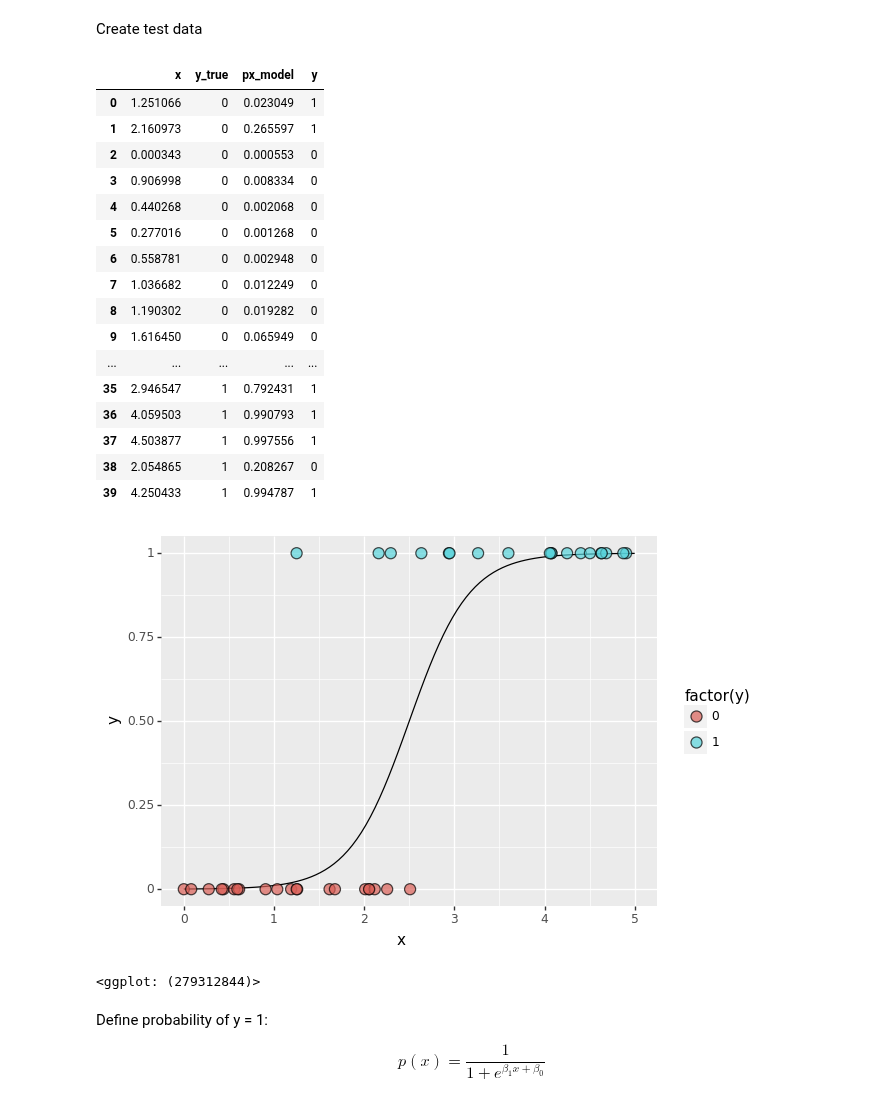
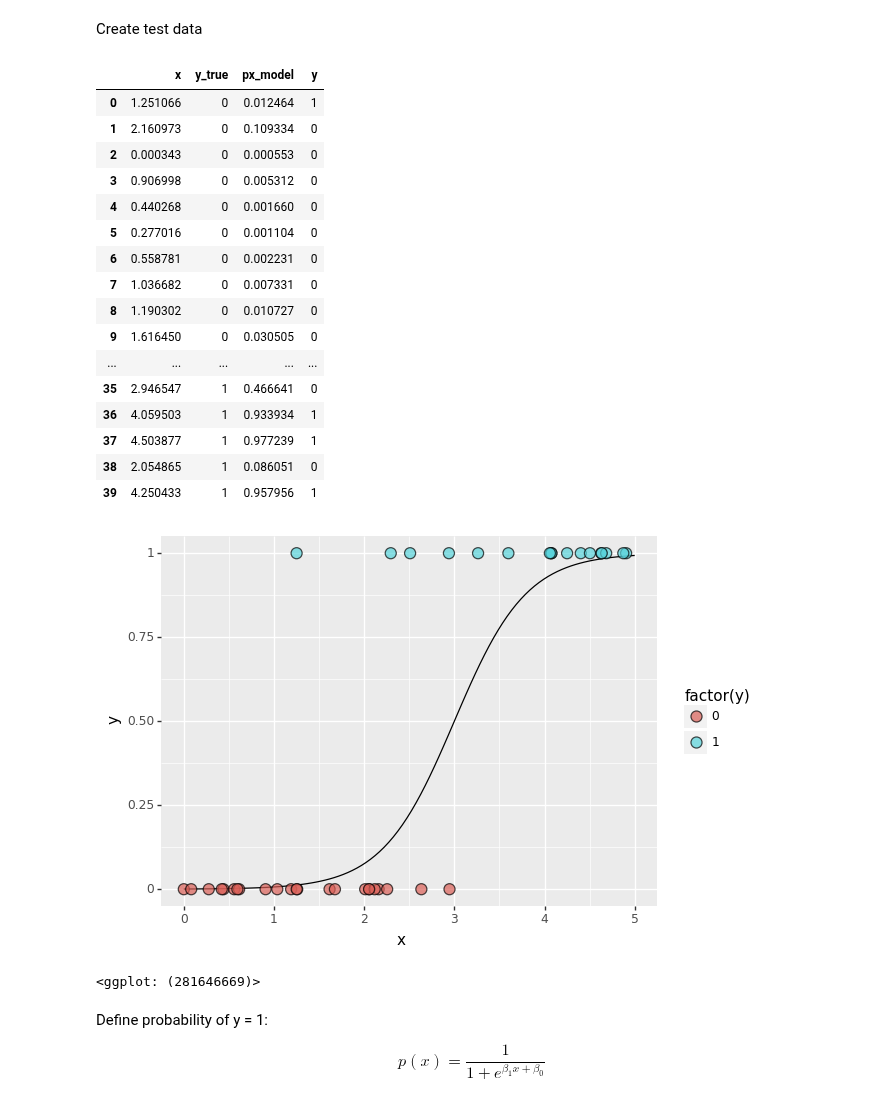
Before and after one commit to igor-sb/blog, a Jupyter notebook: logistic_regression.ipynb, the cells around one changed output. Saved outputs shown, nothing was run; the diff lists cells and outputs as text; code cells hidden in the pictures.

```diff
--- a/logistic_regression.ipynb
+++ b/logistic_regression.ipynb
@@ -8,12 +26,17 @@ from scipy.stats import uniform, bernoulli
 # %% [markdown]
 Create test data
 # %%
-np.random.seed(1)
+def calculate_px(x0, k):
+	x = np.linspace(0, 5, 100)
+	px_df = pd.DataFrame({
+		'x': x,
+		'y': logistic(x, x0, k)
+	})
+	return px_df
 
-def logistic(x, k, x0):
-    return 1 / (1 + np.exp(-k*(x - x0)))
 
-def create_test_data(n0s, n1s, beta0, beta1):
+
+def create_test_data(n0s, n1s, k, x0):
 	df = pd.DataFrame({
 		'x': np.concatenate((
 			uniform.rvs(loc=0, scale=3, size=n0s),
@@ -25,7 +48,7 @@ def create_test_data(n0s, n1s, beta0, beta1):
 			[1] * n1s,
 		))
 	})
-	df['px_model'] = logistic(df['x'], beta1, beta0)
+	df['px_model'] = logistic(df['x'], k, x0)
 	df['y'] = bernoulli.rvs(df['px_model'])
 	return df
 
@@ -33,29 +56,29 @@ df = create_test_data(20, 20, 2.5, 3)
 df
 # %% [output]
 |  | x | y_true | px_model | y |
-| 0 | 1.251066 | 0 | 0.023049 | 1 |
-| 1 | 2.160973 | 0 | 0.265597 | 1 |
+| 0 | 1.251066 | 0 | 0.012464 | 1 |
+| 1 | 2.160973 | 0 | 0.109334 | 0 |
 | 2 | 0.000343 | 0 | 0.000553 | 0 |
-| 3 | 0.906998 | 0 | 0.008334 | 0 |
-| 4 | 0.440268 | 0 | 0.002068 | 0 |
-| 5 | 0.277016 | 0 | 0.001268 | 0 |
-| 6 | 0.558781 | 0 | 0.002948 | 0 |
-| 7 | 1.036682 | 0 | 0.012249 | 0 |
-| 8 | 1.190302 | 0 | 0.019282 | 0 |
-| 9 | 1.616450 | 0 | 0.065949 | 0 |
+| 3 | 0.906998 | 0 | 0.005312 | 0 |
+| 4 | 0.440268 | 0 | 0.001660 | 0 |
+| 5 | 0.277016 | 0 | 0.001104 | 0 |
+| 6 | 0.558781 | 0 | 0.002231 | 0 |
+| 7 | 1.036682 | 0 | 0.007331 | 0 |
+| 8 | 1.190302 | 0 | 0.010727 | 0 |
+| 9 | 1.616450 | 0 | 0.030505 | 0 |
 | ... | ... | ... | ... | ... |
-| 35 | 2.946547 | 1 | 0.792431 | 1 |
-| 36 | 4.059503 | 1 | 0.990793 | 1 |
-| 37 | 4.503877 | 1 | 0.997556 | 1 |
-| 38 | 2.054865 | 1 | 0.208267 | 0 |
-| 39 | 4.250433 | 1 | 0.994787 | 1 |
+| 35 | 2.946547 | 1 | 0.466641 | 0 |
+| 36 | 4.059503 | 1 | 0.933934 | 1 |
+| 37 | 4.503877 | 1 | 0.977239 | 1 |
+| 38 | 2.054865 | 1 | 0.086051 | 0 |
+| 39 | 4.250433 | 1 | 0.957956 | 1 |
 # %%
 
-def calculate_px(beta0, beta1):
+def calculate_px(k, x0):
 	x = np.linspace(0, 5, 100)
 	px_df = pd.DataFrame({
 		'x': x,
-		'y': logistic(x, beta1, beta0)
+		'y': logistic(x, k, x0)
 	})
 	return px_df
 
@@ -63,15 +86,15 @@ px_df = calculate_px(2.5, 3)
 # %%
 def plot_data_and_px(df, px_df):
 	return (
-		ggplot(df, aes('x', 'y'))
-		+ geom_line(data=px_df)
-		+ geom_point(size=4, shape='o', alpha=0.7, mapping=aes(fill='factor(y)'))
+		p9.ggplot(df, p9.aes('x', 'y'))
+		+ p9.geom_line(data=px_df)
+		+ p9.geom_point(size=4, shape='o', alpha=0.7, mapping=p9.aes(fill='factor(y)'))
 	)
 
 plot_data_and_px(df, px_df)
 # %% [output]
-[figure, old version]
+[figure, new version]
-<ggplot: (279312844)>
+<ggplot: (281646669)>
 # %% [markdown]
 Define probability of y = 1:
 
```
Also changed, not shown: parts of 7 cells of this notebook, 1 other file.
